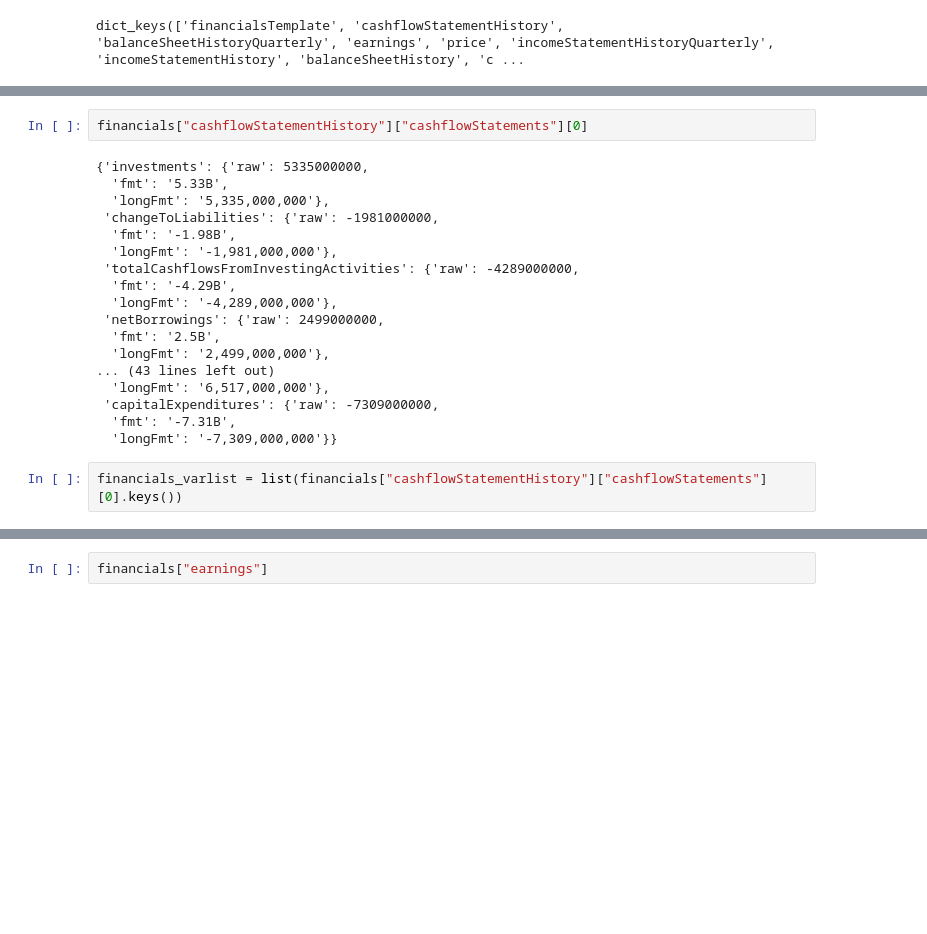
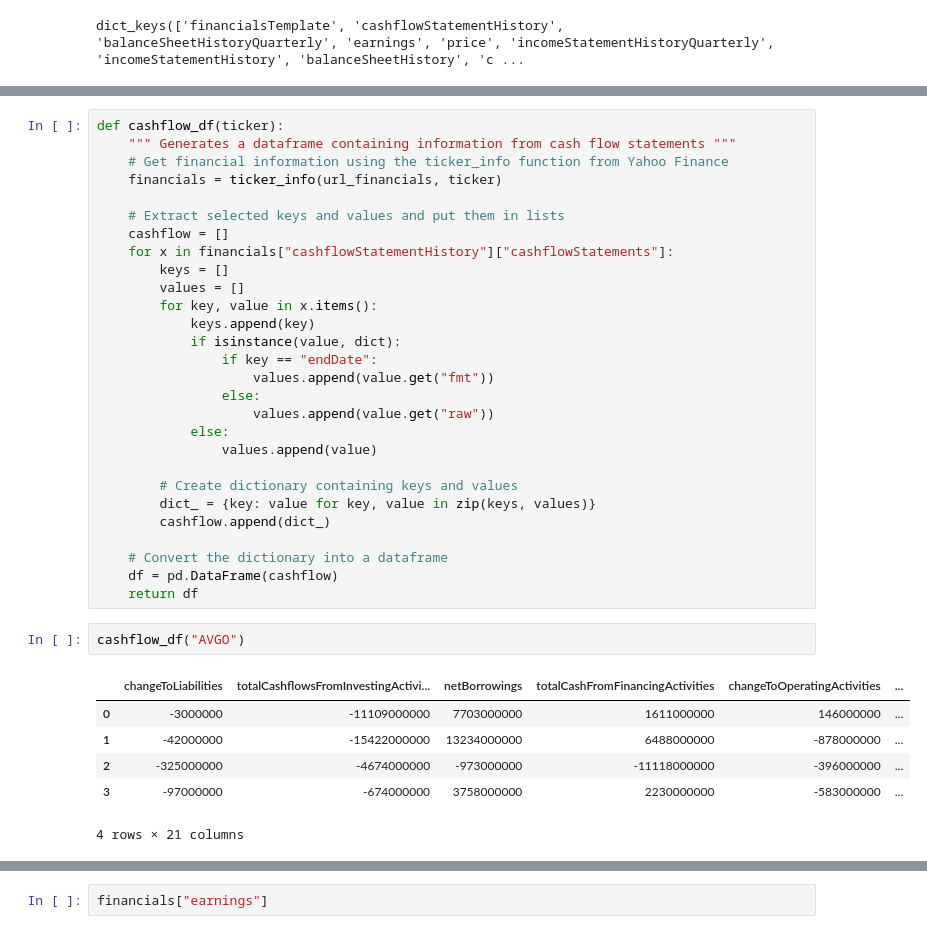
Before and after one commit to rochiecuevas/stocks, a Jupyter notebook: Stocks.ipynb, the cells around one changed output, grey strips where cells are left out. Drawn from its saved outputs; the diff is of its cells as text; blank space fills up the shorter version.

Commit message:
added function that creates dataframe
data source: Yahoo finance

```diff
--- a/Stocks.ipynb
+++ b/Stocks.ipynb
@@ -121,22 +91,37 @@ for x in financials["cashflowStatementHistory"]["cashflowStatements"]:
-# %%
-financials["cashflowStatementHistory"]["cashflowStatements"][0]
-# %% [output]
-{'investments': {'raw': 5335000000,
-  'fmt': '5.33B',
-  'longFmt': '5,335,000,000'},
- 'changeToLiabilities': {'raw': -1981000000,
-  'fmt': '-1.98B',
-  'longFmt': '-1,981,000,000'},
- 'totalCashflowsFromInvestingActivities': {'raw': -4289000000,
-  'fmt': '-4.29B',
-  'longFmt': '-4,289,000,000'},
- 'netBorrowings': {'raw': 2499000000,
-  'fmt': '2.5B',
-  'longFmt': '2,499,000,000'},
-... (43 lines left out)
-  'longFmt': '6,517,000,000'},
- 'capitalExpenditures': {'raw': -7309000000,
-  'fmt': '-7.31B',
-  'longFmt': '-7,309,000,000'}}
-# %%
-financials_varlist = list(financials["cashflowStatementHistory"]["cashflowStatements"][0].keys())
+# %%
+def cashflow_df(ticker):
+    """ Generates a dataframe containing information from cash flow statements """
+    # Get financial information using the ticker_info function from Yahoo Finance
+    financials = ticker_info(url_financials, ticker)
+
+    # Extract selected keys and values and put them in lists
+    cashflow = []
+    for x in financials["cashflowStatementHistory"]["cashflowStatements"]:
+        keys = []
+        values = []
+        for key, value in x.items():
+            keys.append(key)
+            if isinstance(value, dict):
+                if key == "endDate":
+                    values.append(value.get("fmt"))
+                else:
+                    values.append(value.get("raw"))
+            else:
+                values.append(value)
+
+        # Create dictionary containing keys and values
+        dict_ = {key: value for key, value in zip(keys, values)}
+        cashflow.append(dict_)
+
+    # Convert the dictionary into a dataframe
+    df = pd.DataFrame(cashflow)
+    return df
+# %%
+cashflow_df("AVGO")
+# %% [output]
+|  | changeToLiabilities | totalCashflowsFromInvestingActivi... | netBorrowings | totalCashFromFinancingActivities | changeToOperatingActivities | ... |
+| 0 | -3000000 | -11109000000 | 7703000000 | 1611000000 | 146000000 | ... |
+| 1 | -42000000 | -15422000000 | 13234000000 | 6488000000 | -878000000 | ... |
+| 2 | -325000000 | -4674000000 | -973000000 | -11118000000 | -396000000 | ... |
+| 3 | -97000000 | -674000000 | 3758000000 | 2230000000 | -583000000 | ... |
+4 rows × 21 columns
```
Also changed, not shown: parts of 5 cells of this notebook.
